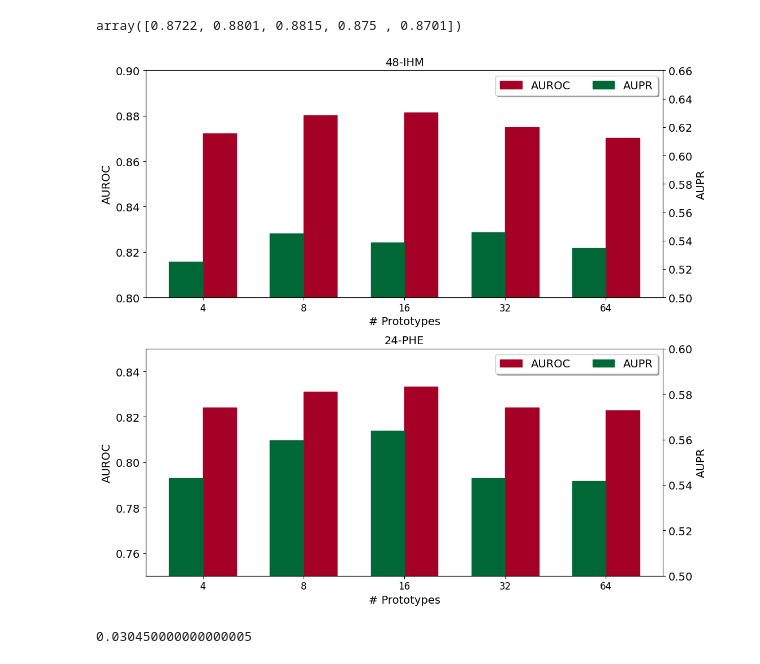
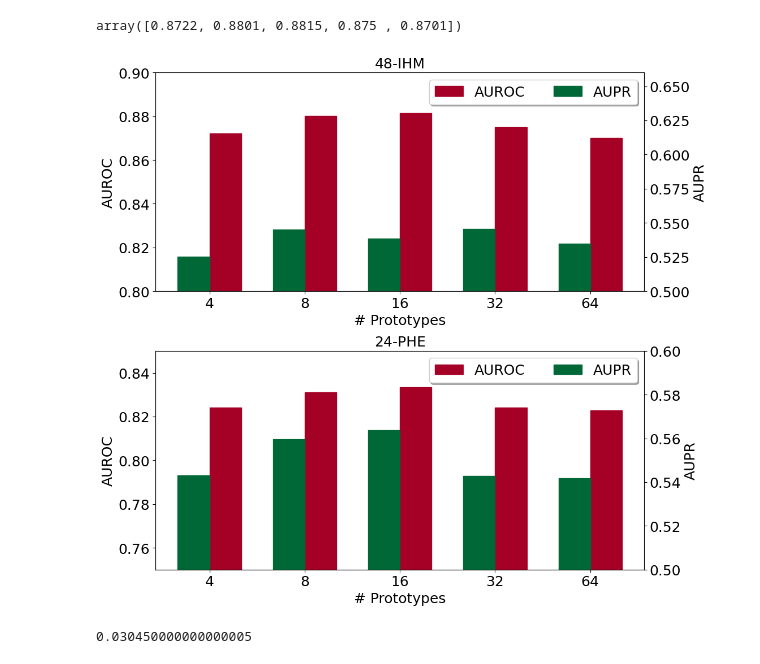
Before and after one commit to HKU-MedAI/CTPD, a Jupyter notebook: notebooks/plot_hist.ipynb, the cells around one changed output. Saved outputs shown, nothing was run; the diff lists cells and outputs as text; code cells hidden in the pictures.

```diff
--- a/notebooks/plot_hist.ipynb
+++ b/notebooks/plot_hist.ipynb
@@ -106,24 +106,24 @@ b.append(ax2.bar(x - (1 - num_methods/2 + 0.5),
                         edgecolor=colors[1],
                         linewidth = 1.0,
                         alpha=1))
-ax.set_xlabel('# Prototypes', fontsize=14)
+ax.set_xlabel('# Prototypes', fontsize=18)
 ax.set_xticks(x)
 # pathologies = [textwrap.fill(l, width=10, break_long_words=False) for l in ihm_mean_df["# Prototypes"].values]
 # print(pathologies)
-ax.set_xticklabels(ihm_mean_df["# Prototypes"].values, fontsize=12)
-ax.set_ylabel('AUROC', fontsize=14)
-ax.tick_params(axis='y', which='major', labelsize=14)
+ax.set_xticklabels(ihm_mean_df["# Prototypes"].values, fontsize=18)
+ax.set_ylabel('AUROC', fontsize=18)
+ax.tick_params(axis='y', which='major', labelsize=18)
 ax.set_ylim(0.8, 0.9)
-ax2.set_ylabel('AUPR', fontsize=14)
-ax2.tick_params(axis='y', which='major', labelsize=14)
+ax2.set_ylabel('AUPR', fontsize=18)
+ax2.tick_params(axis='y', which='major', labelsize=18)
 ax2.set_ylim(0.5, 0.66)
 # ax.grid(linestyle='--')
 ax.spines[['top']].set_visible(False)
-ax.set_title("48-IHM", fontsize=14)
+ax.set_title("48-IHM", fontsize=18)
 
 ax.legend([b_ for b_ in b],
             ["AUROC", "AUPR"],
-            fontsize=14,
+            fontsize=18,
             # loc='lower center', bbox_to_anchor=(0.5, -0.2),
             ncol=2, fancybox=True, shadow=True)
 
@@ -135,42 +135,42 @@ b.append(ax.bar(x - (0 - num_methods/2 + 0.5),
                         width=w,
                         color=colors[0],
                         align='center',
                         edgecolor=colors[0],
                         linewidth = 1.0,
                         alpha=1))
 
 b.append(ax2.bar(x - (1 - num_methods/2 + 0.5),
                         pheno_mean_df.iloc[:, 2].values,
                         width=w,
                         color=colors[1],
                         align='center',
                         edgecolor=colors[1],
                         linewidth = 1.0,
                         alpha=1))
-ax.set_xlabel('# Prototypes', fontsize=14)
+ax.set_xlabel('# Prototypes', fontsize=18)
 ax.set_xticks(x)
 # pathologies = [textwrap.fill(l, width=10, break_long_words=False) for l in pheno_mean_df["# Prototypes"].values]
 # print(pathologies)
-ax.set_xticklabels(pheno_mean_df["# Prototypes"].values, fontsize=12)
-ax.set_ylabel('AUROC', fontsize=14)
-ax.tick_params(axis='y', which='major', labelsize=14)
+ax.set_xticklabels(pheno_mean_df["# Prototypes"].values, fontsize=18)
+ax.set_ylabel('AUROC', fontsize=18)
+ax.tick_params(axis='y', which='major', labelsize=18)
 ax.set_ylim(0.75, 0.85)
-ax2.set_ylabel('AUPR', fontsize=14)
-ax2.tick_params(axis='y', which='major', labelsize=14)
+ax2.set_ylabel('AUPR', fontsize=18)
+ax2.tick_params(axis='y', which='major', labelsize=18)
 ax2.set_ylim(0.5, 0.6)
 # ax.grid(linestyle='--')
 ax.spines[['right', 'top']].set_visible(False)
-ax.set_title("24-PHE", fontsize=14)
+ax.set_title("24-PHE", fontsize=18)
 ax.legend([b_ for b_ in b],
             ["AUROC", "AUPR"],
-            fontsize=14,
+            fontsize=18,
             # loc='lower center', bbox_to_anchor=(0.5, -0.2),
             ncol=2, fancybox=True, shadow=True)
 
 plt.tight_layout()
 plt.savefig("hypermarameter.pdf", bbox_inches='tight', pad_inches=0.)
 # %% [output]
-[figure, old version]
+[figure, new version]
 # %%
 import numpy as np
 
```
Also changed, not shown: 26 other files.
